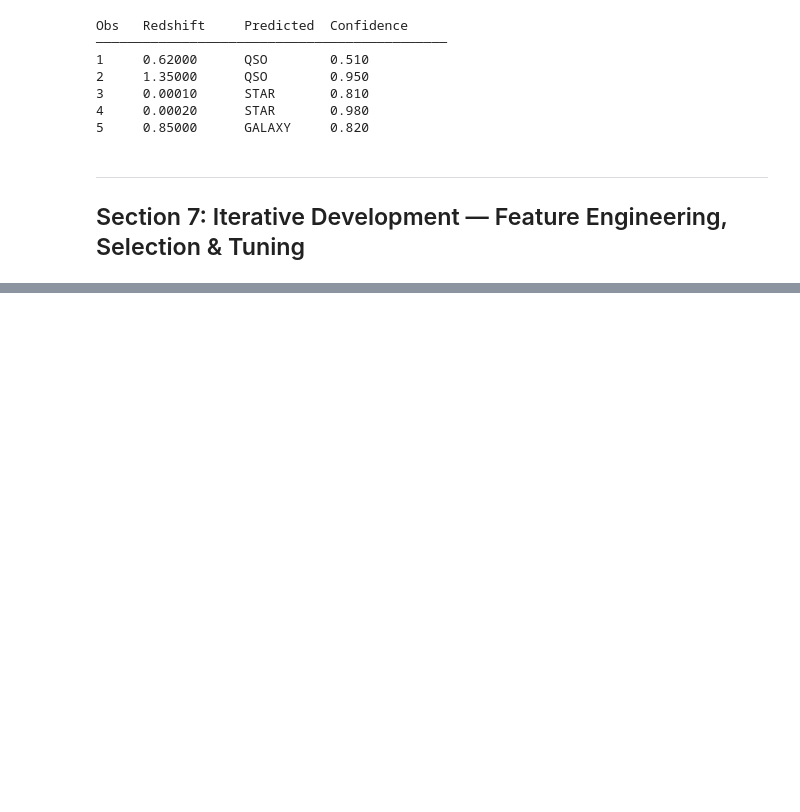
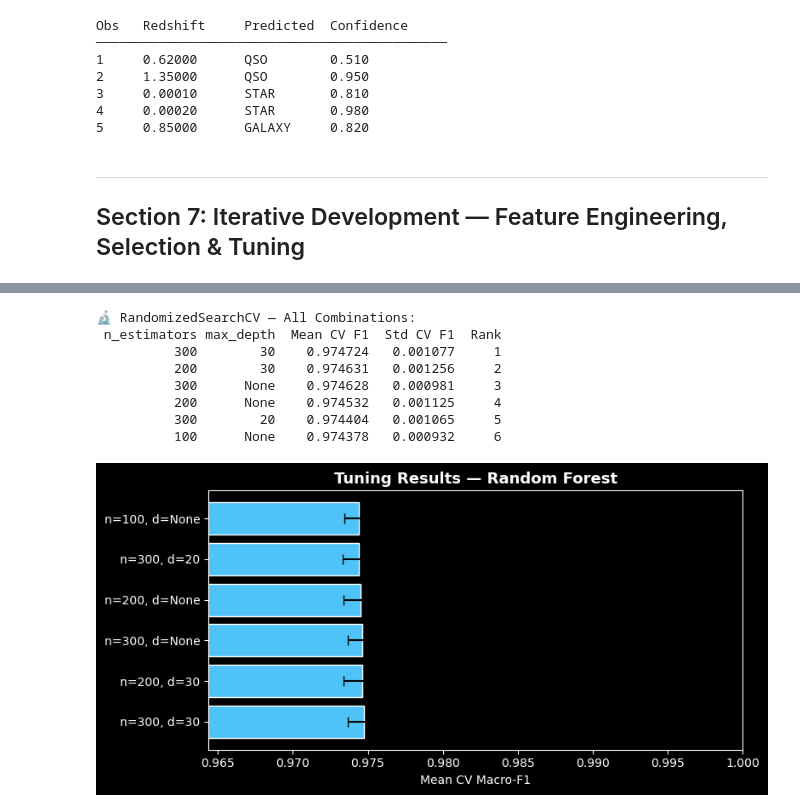
Before and after one commit to CyphenRozulus/streamlit_app_project, a Jupyter notebook: MLDP Program Codes Submission.ipynb, the cells around one changed output, grey strips where cells are left out. Cells and saved outputs as stored; diff of their text form; code cells hidden in the pictures; blank space fills up the shorter version.

```diff
--- a/MLDP Program Codes Submission.ipynb
+++ b/MLDP Program Codes Submission.ipynb
@@ -801,0 +1012,41 @@ Obs   Redshift     Predicted  Confidence
+# %%
+# ─────────────────────────────────────────────────────────────────────────────
+# SECTION 7f — CV Results Table & Visualisation
+#
+# Full table enables us to:
+#   1. Confirm the winner is genuinely better (not within std noise)
+#   2. Understand how sensitive performance is to each hyperparameter
+#   3. Document the search for reproducibility
+# ─────────────────────────────────────────────────────────────────────────────
+cv_df = pd.DataFrame(rf_search.cv_results_)
+cv_tab = cv_df[['param_n_estimators', 'param_max_depth',
+                 'mean_test_score', 'std_test_score', 'rank_test_score']].rename(
+    columns={'param_n_estimators': 'n_estimators', 'param_max_depth': 'max_depth',
+             'mean_test_score': 'Mean CV F1', 'std_test_score': 'Std CV F1',
+             'rank_test_score': 'Rank'}
+).sort_values('Rank')
+
+print('🔬 RandomizedSearchCV — All Combinations:')
+print(cv_tab.to_string(index=False))
+
+# Bar chart of all combinations
+labels = [f"n={r['n_estimators']}, d={r['max_depth']}" for _, r in cv_tab.iterrows()]
+fig, ax = plt.subplots(figsize=(8, 4))
+ax.barh(labels, cv_tab['Mean CV F1'], xerr=cv_tab['Std CV F1'],
+        color='#4FC3F7', edgecolor='white', capsize=4)
+ax.set_xlabel('Mean CV Macro-F1')
+ax.set_title('Tuning Results — Random Forest', fontsize=13, fontweight='bold')
+ax.set_xlim(cv_tab['Mean CV F1'].min() - 0.01, 1.0)
+plt.tight_layout()
+plt.savefig('tuning_results.png', dpi=150, bbox_inches='tight')
+plt.show()
+# %% [output]
+🔬 RandomizedSearchCV — All Combinations:
+ n_estimators max_depth  Mean CV F1  Std CV F1  Rank
+          300        30    0.974724   0.001077     1
+          200        30    0.974631   0.001256     2
+          300      None    0.974628   0.000981     3
+          200      None    0.974532   0.001125     4
+          300        20    0.974404   0.001065     5
+          100      None    0.974378   0.000932     6
+[figure, added]
```
Also changed, not shown: parts of 8 cells of this notebook, 6 other files.
